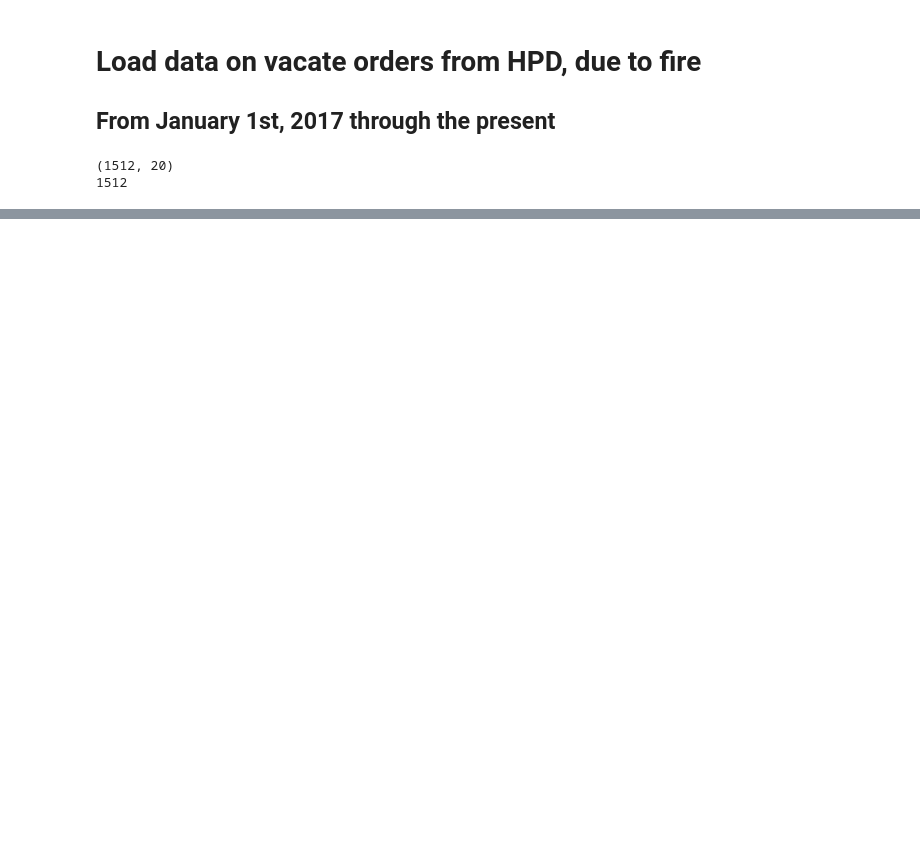
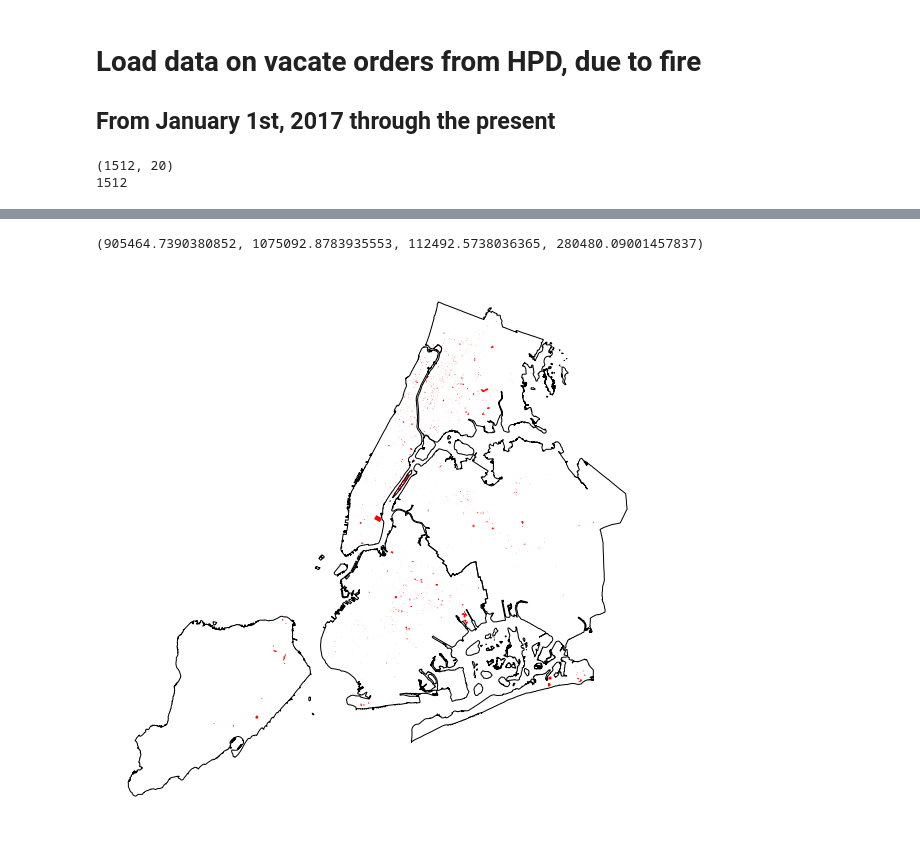
Before and after one commit to jennahgosciak/nyc_fire_risk, a Jupyter notebook: 00_data_processing.ipynb, the cells around one changed output, grey strips where cells are left out. Saved outputs shown, nothing was run; the diff lists cells and outputs as text; code cells hidden in the pictures; blank space fills up the shorter version.

Commit message:
feat: add new data sources, clean new data

```diff
--- a/00_data_processing.ipynb
+++ b/00_data_processing.ipynb
@@ -34,3 +3,21 @@ Requirement already satisfied: gdal in /usr/local/lib/python3.7/dist-packages (2
+# %%
+#import contextily as ctx
+import pandas as pd
+import numpy as np
+import matplotlib
+import matplotlib.pyplot as plt
+import requests
+import calendar
+import geopandas as gpd
+import os.path as os
+import scipy.stats
+import seaborn.palettes
+import seaborn.utils
+import sys
+from census import Census
+from us import states
+
+root= r"C:/Users/Jennah/Desktop/Code/nyc_fire_risk"
 # %% [markdown]
 # Load data on fire dispatch events
 ## From January 1st, 2017 through the present
@@ -152,0 +96,6 @@ array([ True, False, False, False, False, False])
+# %%
+## load pluto
+pluto= gpd.read_file(os.join(root, "data/nyc_mappluto_21v4_shp/MapPLUTO.shp"))
+# %%
+vac_pluto= pluto.merge(vac, how = "inner", right_on = "bbl", left_on = "BBL")
+vac_pluto
@@ -152,0 +116,11 @@ array([ True, False, False, False, False, False])
+# %%
+# load boros for background
+boros= gpd.read_file('https://data.cityofnewyork.us/resource/7t3b-ywvw.geojson').set_crs(4326).to_crs(2263)
+fig,ax = plt.subplots(figsize=(15,10))
+
+vac_pluto.plot(ax = ax, facecolor = 'red')
+boros.plot(ax = ax, facecolor = "none", edgecolor='black')
+ax.axis('off')
+# %% [output]
+(905464.7390380852, 1075092.8783935553, 112492.5738036365, 280480.09001457837)
+[figure, added]
```
Also changed, not shown: parts of 14 cells of this notebook, 1 other file.
